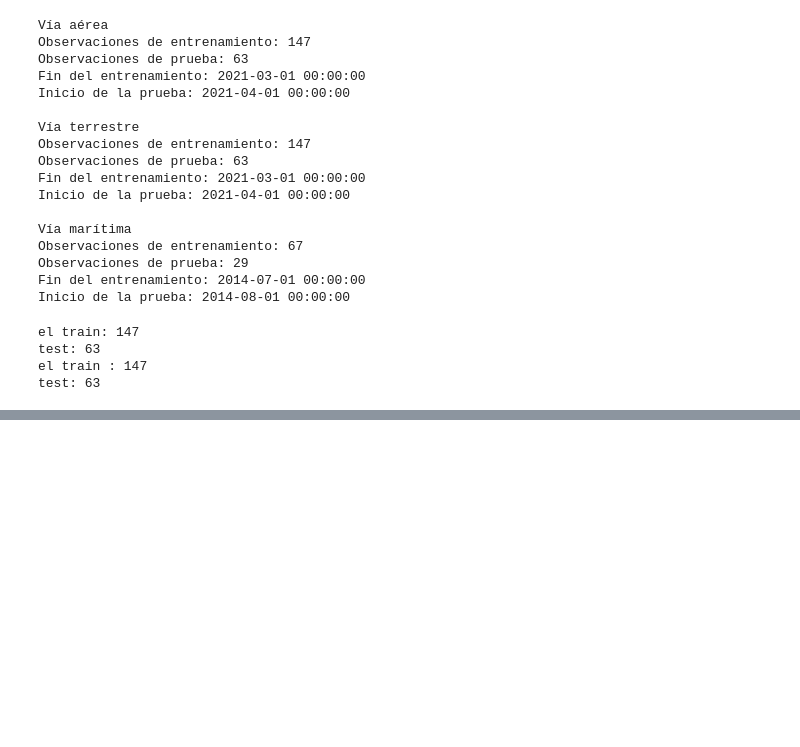
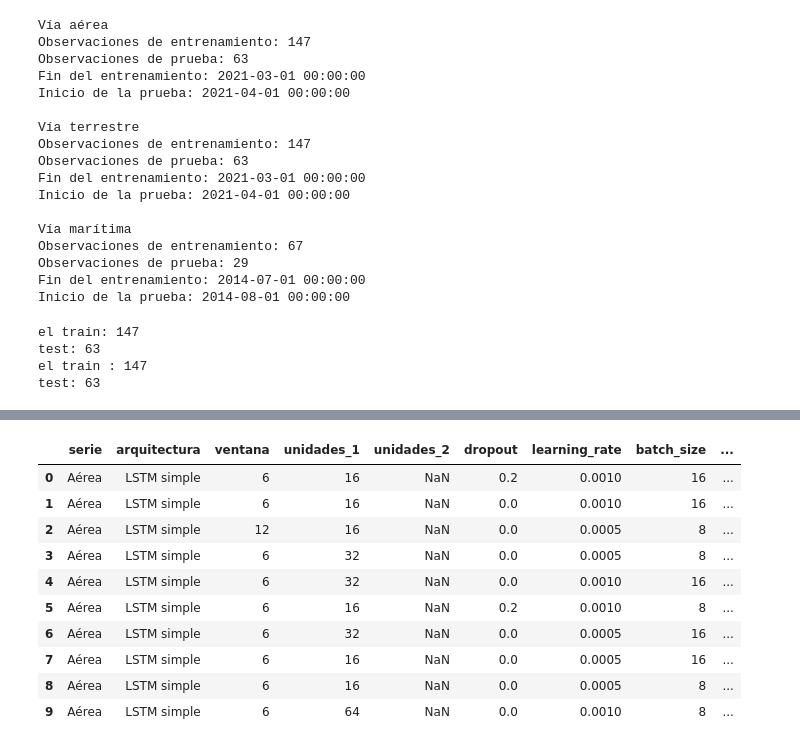
Before and after one commit to belennmm/DataS_Lab2_DeepLearning, a Jupyter notebook: serie_viasde_ingreso.ipynb, the cells around one changed output, grey strips where cells are left out. Drawn from its saved outputs; the diff is of its cells as text; code cells hidden in the pictures; blank space fills up the shorter version.

Commit message:
config para vía aérea

```diff
--- a/serie_viasde_ingreso.ipynb
+++ b/serie_viasde_ingreso.ipynb
@@ -410,0 +503,30 @@ def serie_escalada(entrenamiento, prueba):
+# %%
+def construir_lstm_simple(
+    cantidad_unidades,
+    tasa_dropout,
+    tasa_aprendizaje,
+    longitud_ventana
+):
+    modelo = Sequential([
+        Input(shape=(longitud_ventana, 1)),
+
+        LSTM(
+            units=cantidad_unidades
+        ),
+
+        Dropout(
+            rate=tasa_dropout
+        ),
+
+        Dense(1)
+    ])
+
+    modelo.compile(
+        optimizer=Adam(
+            learning_rate=tasa_aprendizaje
+        ),
+        loss="mse",
+        metrics=["mae"]
+    )
+
+    return modelo
@@ -410,0 +734,9 @@ def serie_escalada(entrenamiento, prueba):
+# %%
+resultados_lstm_aerea = tunear_modelos_lstm(
+    nombre_serie="Aérea",
+    entrenamiento=entrenamiento_aerea,
+    prueba=prueba_aerea
+)
+
+resultados_lstm_aerea.head(10)
+# %% [output]
@@ -410,0 +746,11 @@ def serie_escalada(entrenamiento, prueba):
+|  | serie | arquitectura | ventana | unidades_1 | unidades_2 | dropout | learning_rate | batch_size | ... |
+| 0 | Aérea | LSTM simple | 6 | 16 | NaN | 0.2 | 0.0010 | 16 | ... |
+| 1 | Aérea | LSTM simple | 6 | 16 | NaN | 0.0 | 0.0010 | 16 | ... |
+| 2 | Aérea | LSTM simple | 12 | 16 | NaN | 0.0 | 0.0005 | 8 | ... |
+| 3 | Aérea | LSTM simple | 6 | 32 | NaN | 0.0 | 0.0005 | 8 | ... |
+| 4 | Aérea | LSTM simple | 6 | 32 | NaN | 0.0 | 0.0010 | 16 | ... |
+| 5 | Aérea | LSTM simple | 6 | 16 | NaN | 0.2 | 0.0010 | 8 | ... |
+| 6 | Aérea | LSTM simple | 6 | 32 | NaN | 0.0 | 0.0005 | 16 | ... |
+| 7 | Aérea | LSTM simple | 6 | 16 | NaN | 0.0 | 0.0005 | 16 | ... |
+| 8 | Aérea | LSTM simple | 6 | 16 | NaN | 0.0 | 0.0005 | 8 | ... |
+| 9 | Aérea | LSTM simple | 6 | 64 | NaN | 0.0 | 0.0010 | 8 | ... |
```
Also changed, not shown: parts of 8 cells of this notebook.
